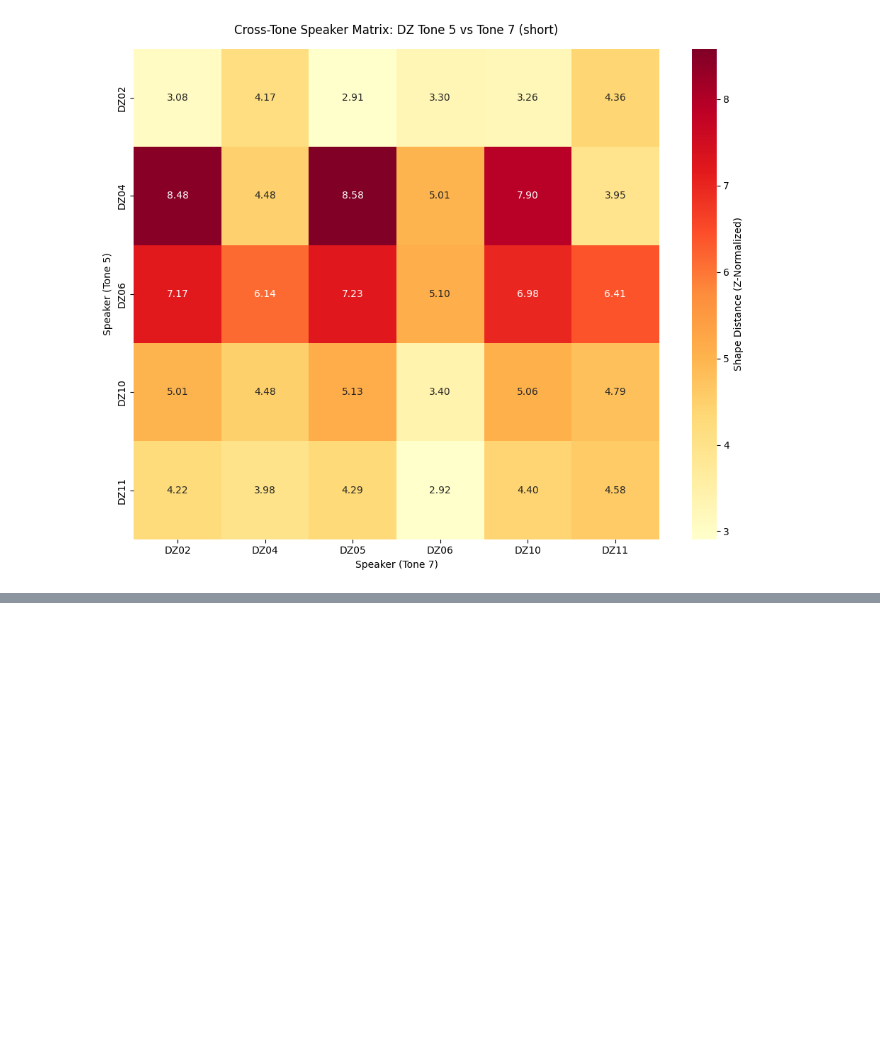
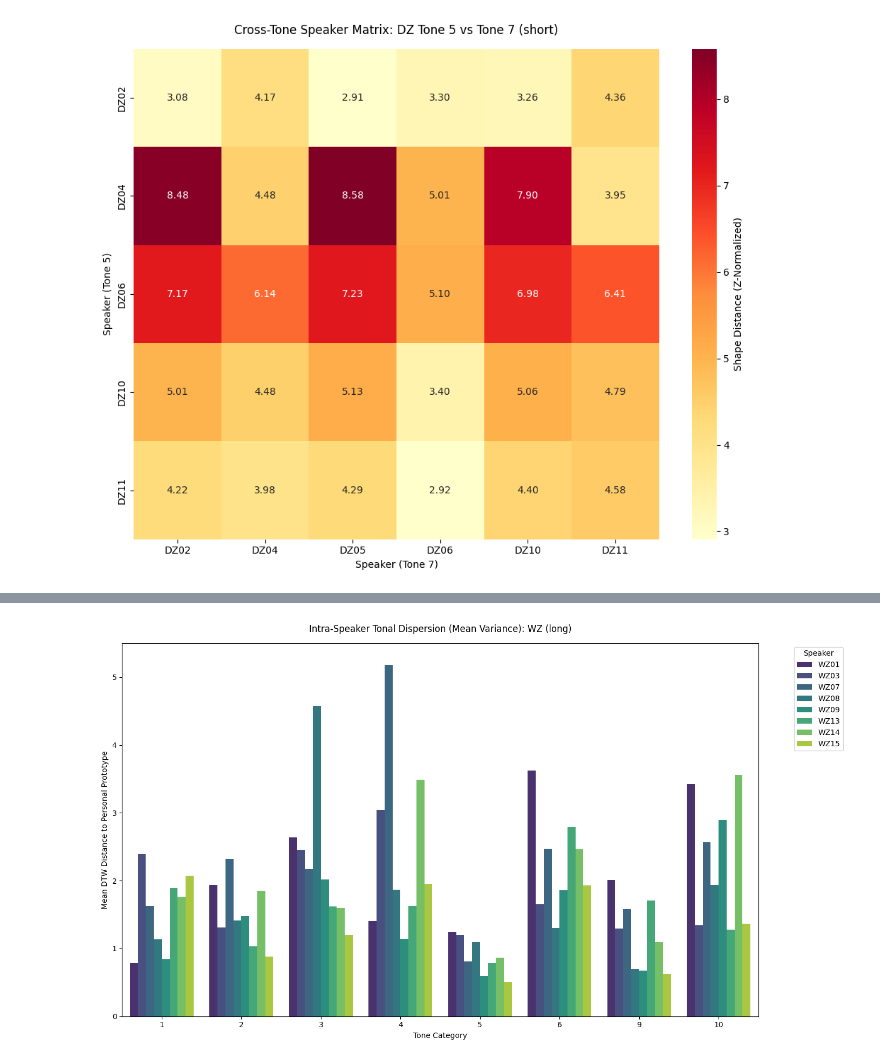
Before and after one commit to jerperkins/zhuang-dialect-analysis, a Jupyter notebook: CSC575ZhuangProject.ipynb, the cells around one changed output, grey strips where cells are left out. Saved outputs shown, nothing was run; the diff lists cells and outputs as text; code cells hidden in the pictures; blank space fills up the shorter version.

```diff
--- a/CSC575ZhuangProject.ipynb
+++ b/CSC575ZhuangProject.ipynb
@@ -1778,0 +1804,77 @@ Aggregating final matrix...
+# %%
+# Dispersion spread for each tone category, comparing how tightly clustered each speaker's tokens
+import numpy as np
+import pandas as pd
+import seaborn as sns
+import matplotlib.pyplot as plt
+from dtaidistance import dtw
+
+def get_medoid_index_fast(contours):
+    """Uses the optimized C-backend to calculate the pairwise matrix instantly"""
+    dist_matrix = dtw.distance_matrix(contours, parallel=True, use_c=True)
+    full_matrix = dist_matrix + dist_matrix.T
+    avg_dists = np.mean(full_matrix, axis=1)
+    return np.argmin(avg_dists)
+
+def calculate_tonal_dispersion(target_dialect, target_vl='long'):
+    print(f"--- Calculating Tonal Dispersion for {target_dialect} ({target_vl} vowels) ---")
+
+    subset = df[(df['Dialect'] == target_dialect) &
+                (df['Exclude'] == 'Keep') &
+                (df['DictionaryMatch'] == 'yes') &
+                (df['VowelLength'] == target_vl)]
+
+    master_speakers = sorted(list(set(subset['Speaker'].dropna())))
+    all_tones = sorted([str(t) for t in subset['ReclassifiedTone'].unique() if str(t) != 'nan'],
+                       key=lambda x: int(x) if x.isdigit() else 99)
+
+    dispersion_records = []
+
+    for tone in all_tones:
+        contours, fnames = get_dtw_contours_with_textgrids(target_dialect, tone, target_vl)
+        if len(contours) == 0:
+            continue
+
+        for spk in master_speakers:
+            spk_c = [c for c, f in zip(contours, fnames) if str(f).startswith(spk)]
+
+            # Need at least 3 tokens to find a meaningful center and measure variance
+            if len(spk_c) < 3:
+                continue
+
+            # Z-Normalize
+            zc = [(c - np.mean(c)) / (np.std(c) + 1e-8) for c in spk_c]
+
+            # Find the medoid
+            m_idx = get_medoid_index_fast(zc)
+            medoid = zc[m_idx]
+
+            # Calculate dispersion (mean distance of all tokens to the medoid)
+            distances = [dtw.distance(c, medoid) for c in zc]
+            mean_dispersion = np.mean(distances)
+
+            dispersion_records.append({
+                'Speaker': spk,
+                'Tone': tone,
+                'Dispersion': mean_dispersion,
+                'TokenCount': len(spk_c)
+            })
+
+    disp_df = pd.DataFrame(dispersion_records)
+
+    # Visualize as a grouped bar chart
+    plt.figure(figsize=(14, 8))
+    sns.barplot(data=disp_df, x='Tone', y='Dispersion', hue='Speaker', palette='viridis')
+    plt.title(f"Intra-Speaker Tonal Dispersion (Mean Variance): {target_dialect} ({target_vl})", pad=15)
+    plt.ylabel("Mean DTW Distance to Personal Prototype")
+    plt.xlabel("Tone Category")
+    plt.ylim(0, 5.5) # Or whatever the absolute maximum dispersion was across all your runs
+    plt.legend(title='Speaker', bbox_to_anchor=(1.05, 1), loc='upper left')
+    plt.tight_layout()
+    plt.show()
+
+    return disp_df
+
+# Check dispersion by dialect & vowel length
+dispersion = calculate_tonal_dispersion('WZ', 'long')
+# %% [output]
@@ -1778,0 +1898 @@ Aggregating final matrix...
+[figure, added]
```
Also changed, not shown: parts of 23 cells of this notebook.
